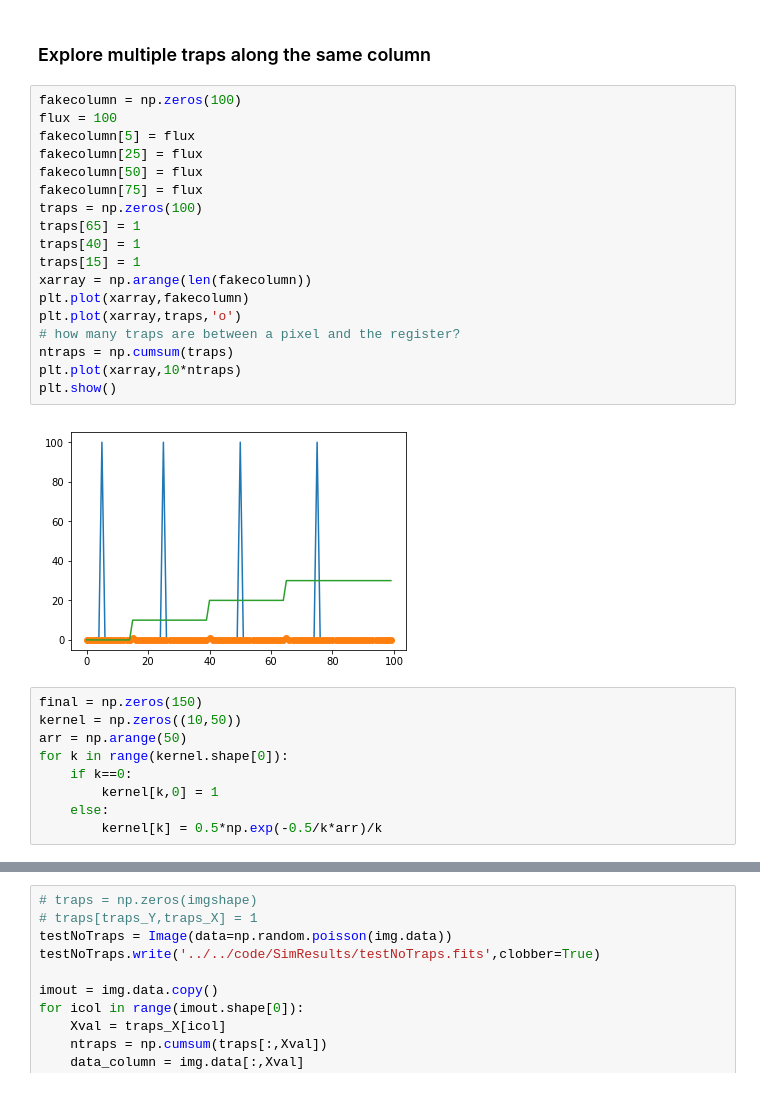
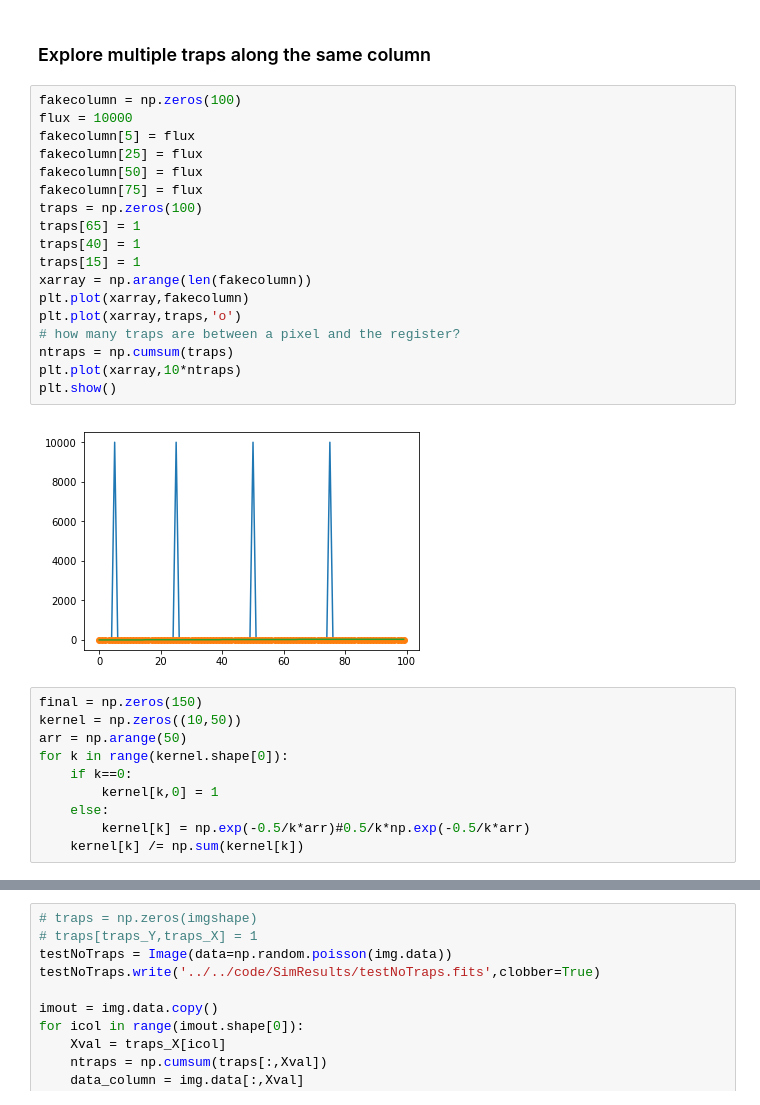
Before and after one commit to mjrfringes/crispy, a Jupyter notebook: docs/source/notebooks/TrapsExperiments.ipynb, the cells around one changed output, grey strips where cells are left out. Saved outputs shown, nothing was run; the diff lists cells and outputs as text.

```diff
--- a/docs/source/notebooks/TrapsExperiments.ipynb
+++ b/docs/source/notebooks/TrapsExperiments.ipynb
@@ -110,24 +110,24 @@ ValueError: operands could not be broadcast together with shapes (10,) (10,50) (
 ### Explore multiple traps along the same column
 # %%
 fakecolumn = np.zeros(100)
-flux = 100
+flux = 10000
 fakecolumn[5] = flux
 fakecolumn[25] = flux
 fakecolumn[50] = flux
 fakecolumn[75] = flux
 traps = np.zeros(100)
 traps[65] = 1
 traps[40] = 1
 traps[15] = 1
 xarray = np.arange(len(fakecolumn))
 plt.plot(xarray,fakecolumn)
 plt.plot(xarray,traps,'o')
 # how many traps are between a pixel and the register?
 ntraps = np.cumsum(traps)
 plt.plot(xarray,10*ntraps)
 plt.show()
 # %% [output]
-[figure, old version]
+[figure, new version]
 # %%
 final = np.zeros(150)
 kernel = np.zeros((10,50))
@@ -136,4 +136,5 @@ for k in range(kernel.shape[0]):
     if k==0:
         kernel[k,0] = 1
     else:
-        kernel[k] = 0.5*np.exp(-0.5/k*arr)/k
+        kernel[k] = np.exp(-0.5/k*arr)#0.5/k*np.exp(-0.5/k*arr)
+    kernel[k] /= np.sum(kernel[k])
```
Also changed, not shown: parts of 4 cells of this notebook, 2 other files.
